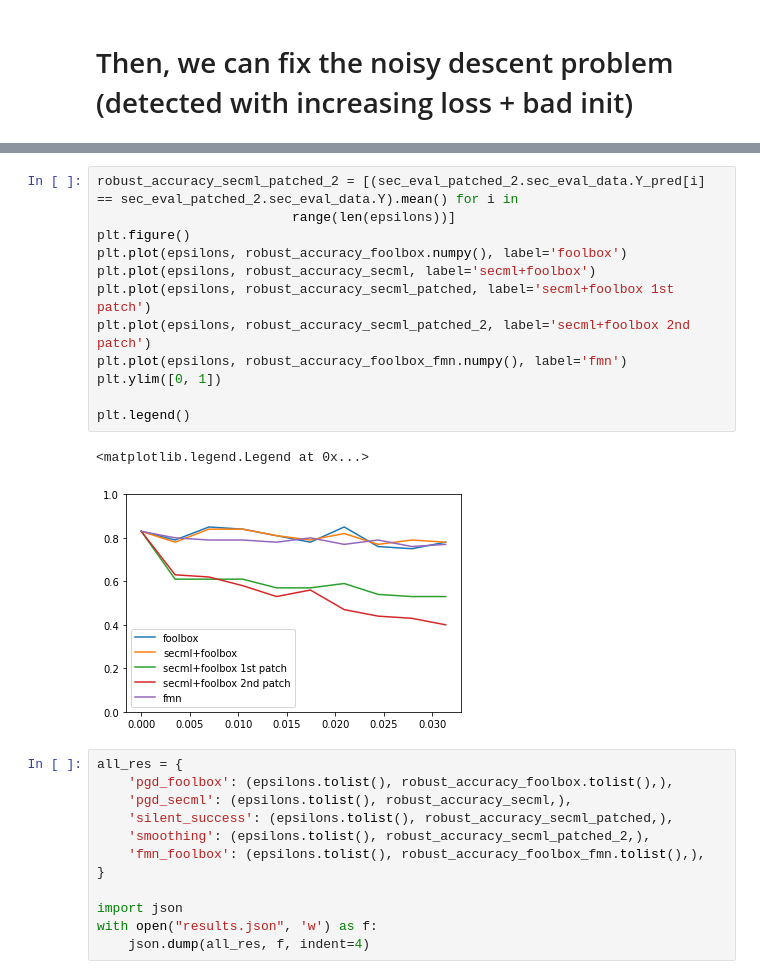
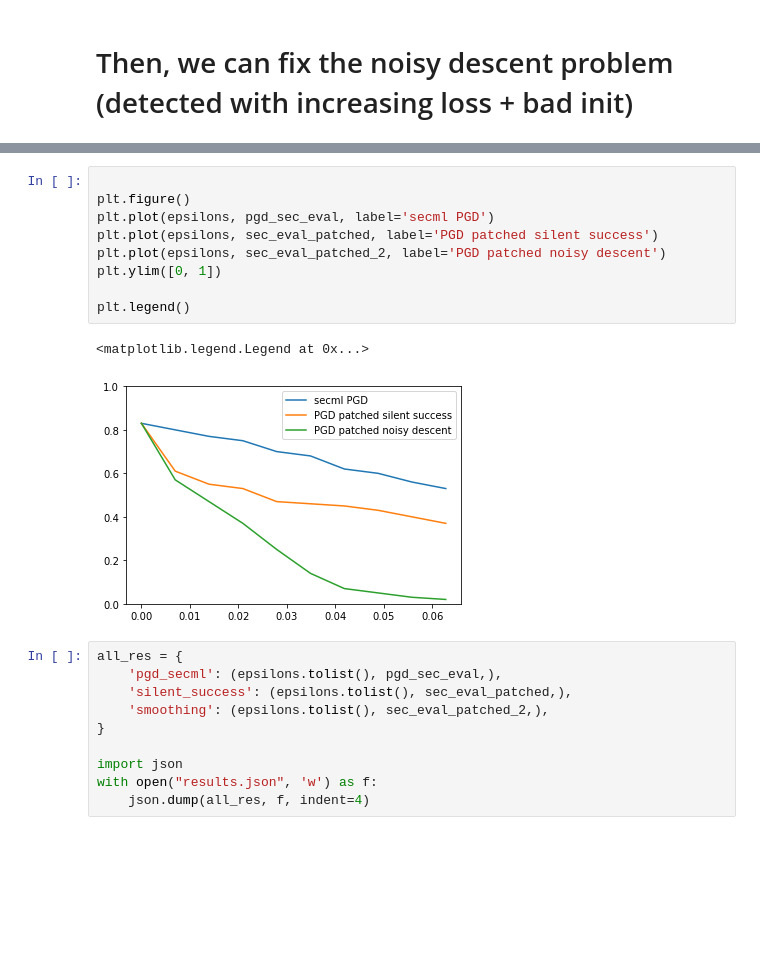
Before and after one commit to maurapintor/debug_attacks, a Jupyter notebook: debug_attacks.ipynb, the cells around one changed output, grey strips where cells are left out. Cells and saved outputs as stored; diff of their text form; blank space fills up the shorter version.

```diff
--- a/debug_attacks.ipynb
+++ b/debug_attacks.ipynb
@@ -207,25 +195,20 @@ sec_eval_patched_2.run_sec_eval(test_set)
-# %%
-robust_accuracy_secml_patched_2 = [(sec_eval_patched_2.sec_eval_data.Y_pred[i] == sec_eval_patched_2.sec_eval_data.Y).mean() for i in
-                         range(len(epsilons))]
-plt.figure()
-plt.plot(epsilons, robust_accuracy_foolbox.numpy(), label='foolbox')
-plt.plot(epsilons, robust_accuracy_secml, label='secml+foolbox')
-plt.plot(epsilons, robust_accuracy_secml_patched, label='secml+foolbox 1st patch')
-plt.plot(epsilons, robust_accuracy_secml_patched_2, label='secml+foolbox 2nd patch')
-plt.plot(epsilons, robust_accuracy_foolbox_fmn.numpy(), label='fmn')
-plt.ylim([0, 1])
-
-plt.legend()
-# %% [output]
-<matplotlib.legend.Legend at 0x...>
-[figure, removed]
+# %%
+
+plt.figure()
+plt.plot(epsilons, pgd_sec_eval, label='secml PGD')
+plt.plot(epsilons, sec_eval_patched, label='PGD patched silent success')
+plt.plot(epsilons, sec_eval_patched_2, label='PGD patched noisy descent')
+plt.ylim([0, 1])
+
+plt.legend()
+# %% [output]
+<matplotlib.legend.Legend at 0x...>
+[figure, added]
 # %%
 all_res = {
-    'pgd_foolbox': (epsilons.tolist(), robust_accuracy_foolbox.tolist(),),
-    'pgd_secml': (epsilons.tolist(), robust_accuracy_secml,),
-    'silent_success': (epsilons.tolist(), robust_accuracy_secml_patched,),
-    'smoothing': (epsilons.tolist(), robust_accuracy_secml_patched_2,),
-    'fmn_foolbox': (epsilons.tolist(), robust_accuracy_foolbox_fmn.tolist(),),
+    'pgd_secml': (epsilons.tolist(), pgd_sec_eval,),
+    'silent_success': (epsilons.tolist(), sec_eval_patched,),
+    'smoothing': (epsilons.tolist(), sec_eval_patched_2,),
 }
 
 import json
```
Also changed, not shown: parts of 14 cells of this notebook.
